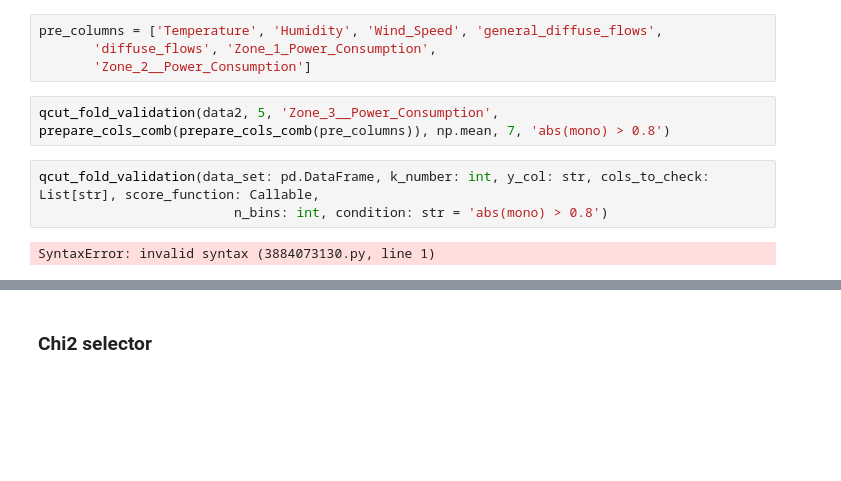
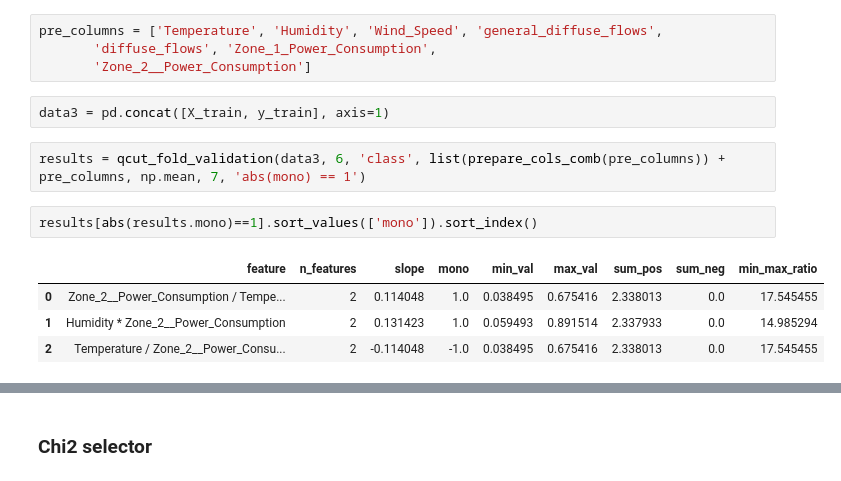
Before and after one commit to wojtas000/Advanced_Machine_Learning, a Jupyter notebook: datasets.ipynb, the cells around one changed output, grey strips where cells are left out. Saved outputs shown, nothing was run; the diff lists cells and outputs as text; blank space fills up the shorter version.

```diff
--- a/datasets.ipynb
+++ b/datasets.ipynb
@@ -483,10 +393,14 @@ def cut_fold_validation(data_set: pd.DataFrame, k_number: int, y_col: str, cols_
 pre_columns = ['Temperature', 'Humidity', 'Wind_Speed', 'general_diffuse_flows',
        'diffuse_flows', 'Zone_1_Power_Consumption',
        'Zone_2__Power_Consumption']
+# %%
+data3 = pd.concat([X_train, y_train], axis=1)
 # %%
-qcut_fold_validation(data2, 5, 'Zone_3__Power_Consumption', prepare_cols_comb(prepare_cols_comb(pre_columns)), np.mean, 7, 'abs(mono) > 0.8')
+results = qcut_fold_validation(data3, 6, 'class', list(prepare_cols_comb(pre_columns)) + pre_columns, np.mean, 7, 'abs(mono) == 1')
-# %%
-qcut_fold_validation(data_set: pd.DataFrame, k_number: int, y_col: str, cols_to_check: List[str], score_function: Callable,
-                         n_bins: int, condition: str = 'abs(mono) > 0.8')
-# %% [output]
-SyntaxError: invalid syntax (3884073130.py, line 1)
+# %%
+results[abs(results.mono)==1].sort_values(['mono']).sort_index()
+# %% [output]
+|  | feature | n_features | slope | mono | min_val | max_val | sum_pos | sum_neg | min_max_ratio |
+| 0 | Zone_2__Power_Consumption / Tempe... | 2 | 0.114048 | 1.0 | 0.038495 | 0.675416 | 2.338013 | 0.0 | 17.545455 |
+| 1 | Humidity * Zone_2__Power_Consumption | 2 | 0.131423 | 1.0 | 0.059493 | 0.891514 | 2.337933 | 0.0 | 14.985294 |
+| 2 | Temperature / Zone_2__Power_Consu... | 2 | -0.114048 | -1.0 | 0.038495 | 0.675416 | 2.338013 | 0.0 | 17.545455 |
```
Also changed, not shown: parts of 12 cells of this notebook, 3 other files.
